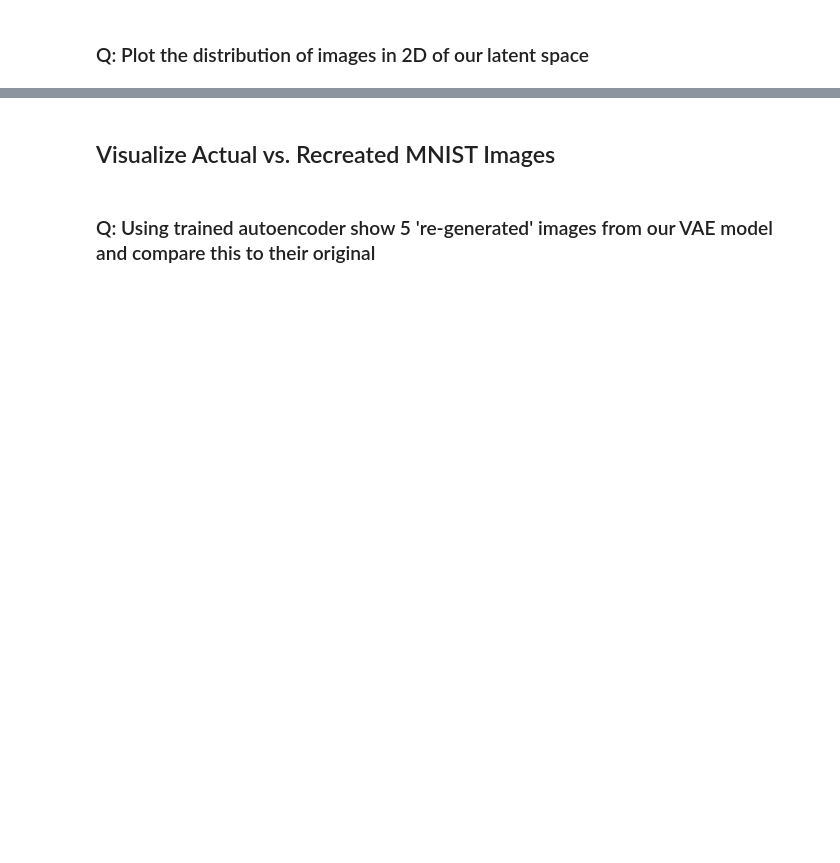
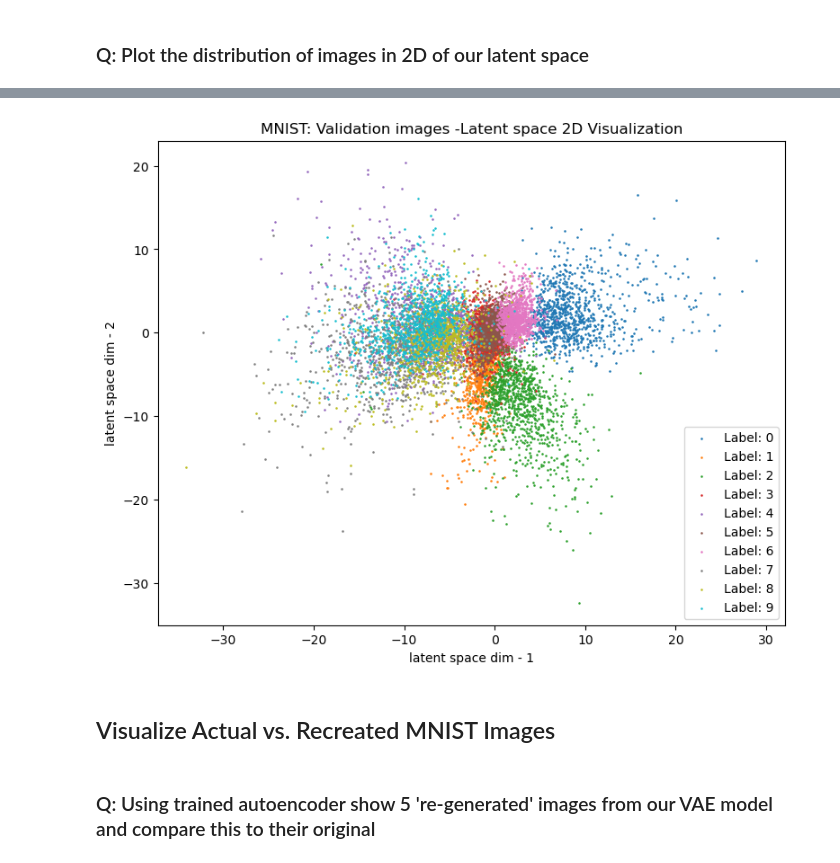
Before and after one commit to wly-wang/DAML23-24, a Jupyter notebook: Wk6/CNN_Questions.ipynb, the cells around one changed output, grey strips where cells are left out. Saved outputs shown, nothing was run; the diff lists cells and outputs as text; code cells hidden in the pictures; blank space fills up the shorter version.

```diff
--- a/Wk6/CNN_Questions.ipynb
+++ b/Wk6/CNN_Questions.ipynb
@@ -640,16 +798,24 @@ plt.show()
 # %%
 # Visualize latent space of validation images-
 plt.figure(figsize = (9, 7))
-y_labels=np.argmax(y_test, axis = 1)
+y_labels=np.argmax(y_test[:10000], axis = 1)
 for i in range(10):
-
-    ## FINISH ME ##
+    x = []
+    y = []
+    mask = y_labels == i
+    for j in encoded_X_test[mask]:
+        proj_lat_pt = j[:2]
+        x.append(proj_lat_pt[0])
+        y.append(proj_lat_pt[1])
+    plt.scatter(x, y, s=0.7, label='Label: %s' % i)
 
 plt.xlabel("latent space dim - 1")
 plt.ylabel("latent space dim - 2")
 plt.legend()
 plt.title("MNIST: Validation images -Latent space 2D Visualization")
 plt.show()
+# %% [output]
+[figure, added]
 # %% [markdown]
 ## Visualize Actual vs. Recreated MNIST Images
 # %% [markdown]
```
Also changed, not shown: parts of 38 cells of this notebook.
